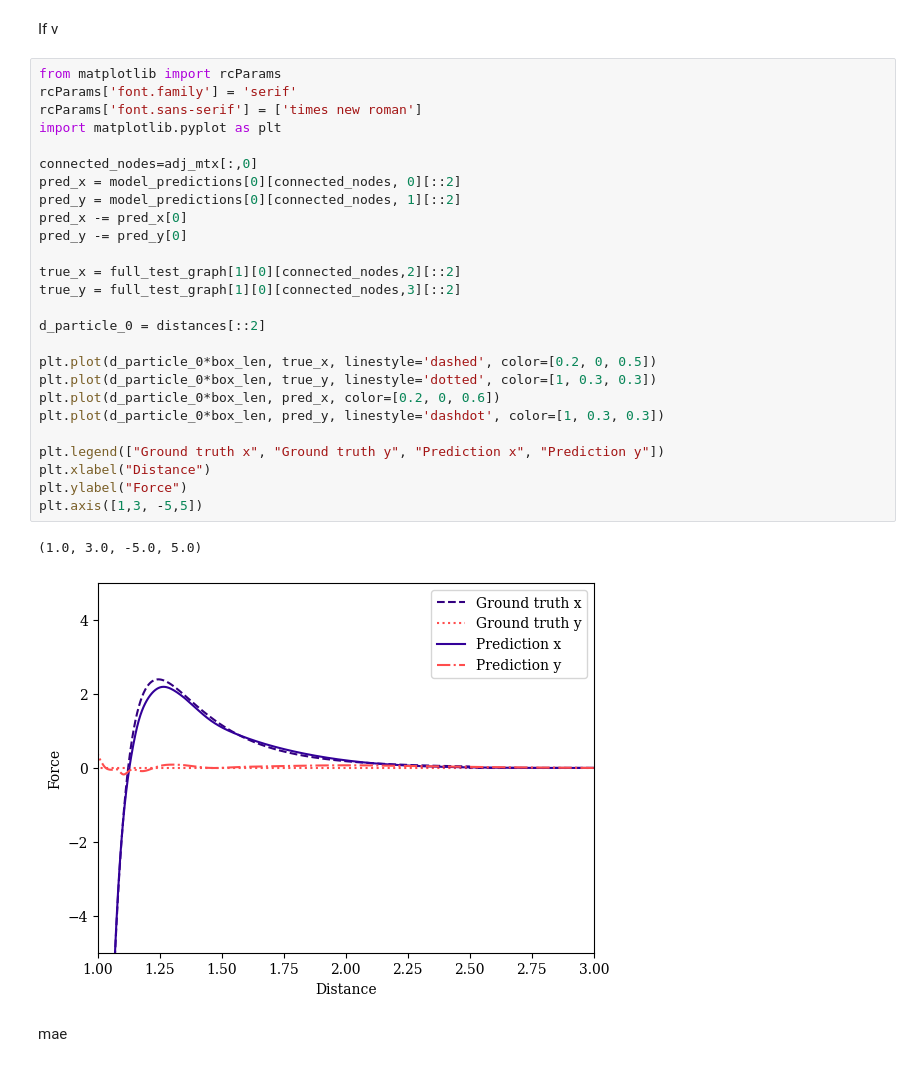
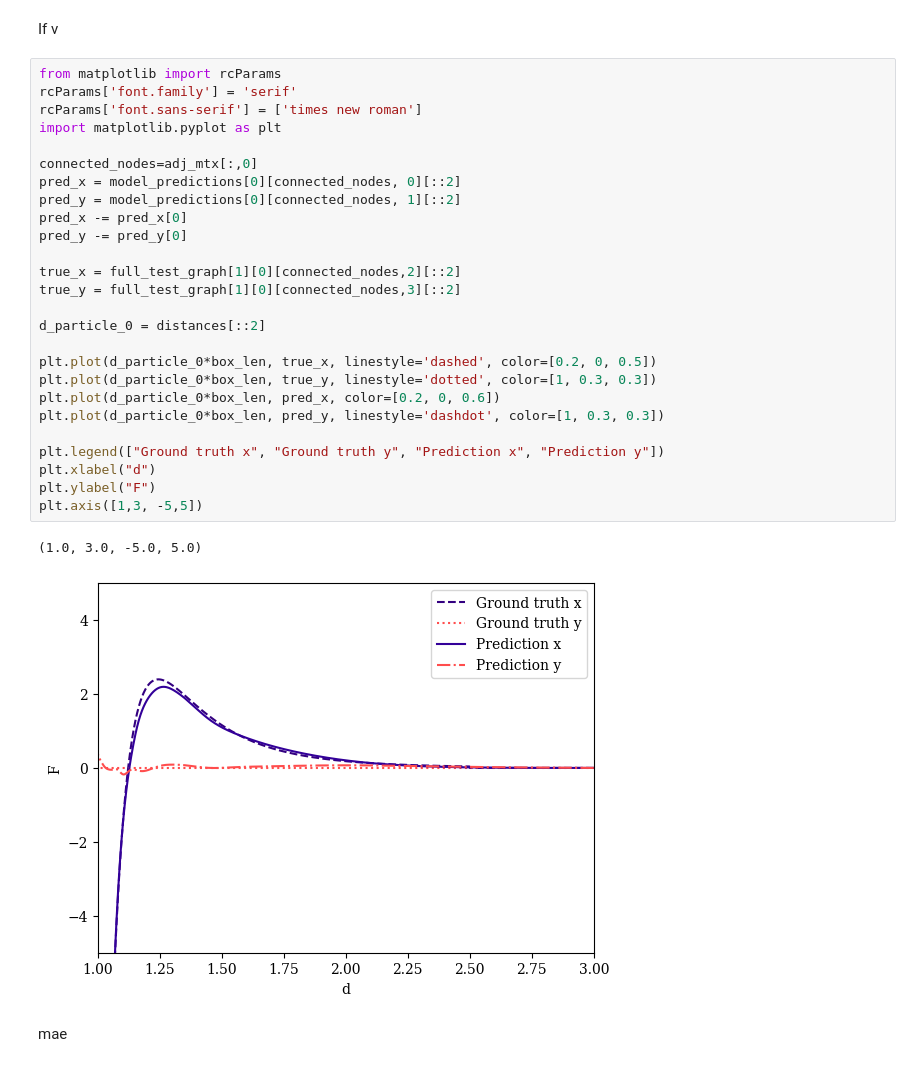
Before and after one commit to Phistian/exjobb, a Jupyter notebook: miguel/training/4training.ipynb, the cells around one changed output. Cells and saved outputs as stored; diff of their text form.

```diff
--- a/miguel/training/4training.ipynb
+++ b/miguel/training/4training.ipynb
@@ -820,32 +828,32 @@ If v
 # %%
 from matplotlib import rcParams
 rcParams['font.family'] = 'serif'
 rcParams['font.sans-serif'] = ['times new roman']
 import matplotlib.pyplot as plt
 
 connected_nodes=adj_mtx[:,0]
 pred_x = model_predictions[0][connected_nodes, 0][::2]
 pred_y = model_predictions[0][connected_nodes, 1][::2]
 pred_x -= pred_x[0]
 pred_y -= pred_y[0]
 
 true_x = full_test_graph[1][0][connected_nodes,2][::2]
 true_y = full_test_graph[1][0][connected_nodes,3][::2]
 
 d_particle_0 = distances[::2]
 
 plt.plot(d_particle_0*box_len, true_x, linestyle='dashed', color=[0.2, 0, 0.5])
 plt.plot(d_particle_0*box_len, true_y, linestyle='dotted', color=[1, 0.3, 0.3])
 plt.plot(d_particle_0*box_len, pred_x, color=[0.2, 0, 0.6])
 plt.plot(d_particle_0*box_len, pred_y, linestyle='dashdot', color=[1, 0.3, 0.3])
 
 plt.legend(["Ground truth x", "Ground truth y", "Prediction x", "Prediction y"])
-plt.xlabel("Distance")
-plt.ylabel("Force")
+plt.xlabel("d")
+plt.ylabel("F")
 plt.axis([1,3, -5,5])
 # %% [output]
 (1.0, 3.0, -5.0, 5.0)
-[figure, old version]
+[figure, new version]
 # %% [markdown]
 mae
 # %%
```
Also changed, not shown: parts of 7 cells of this notebook.
